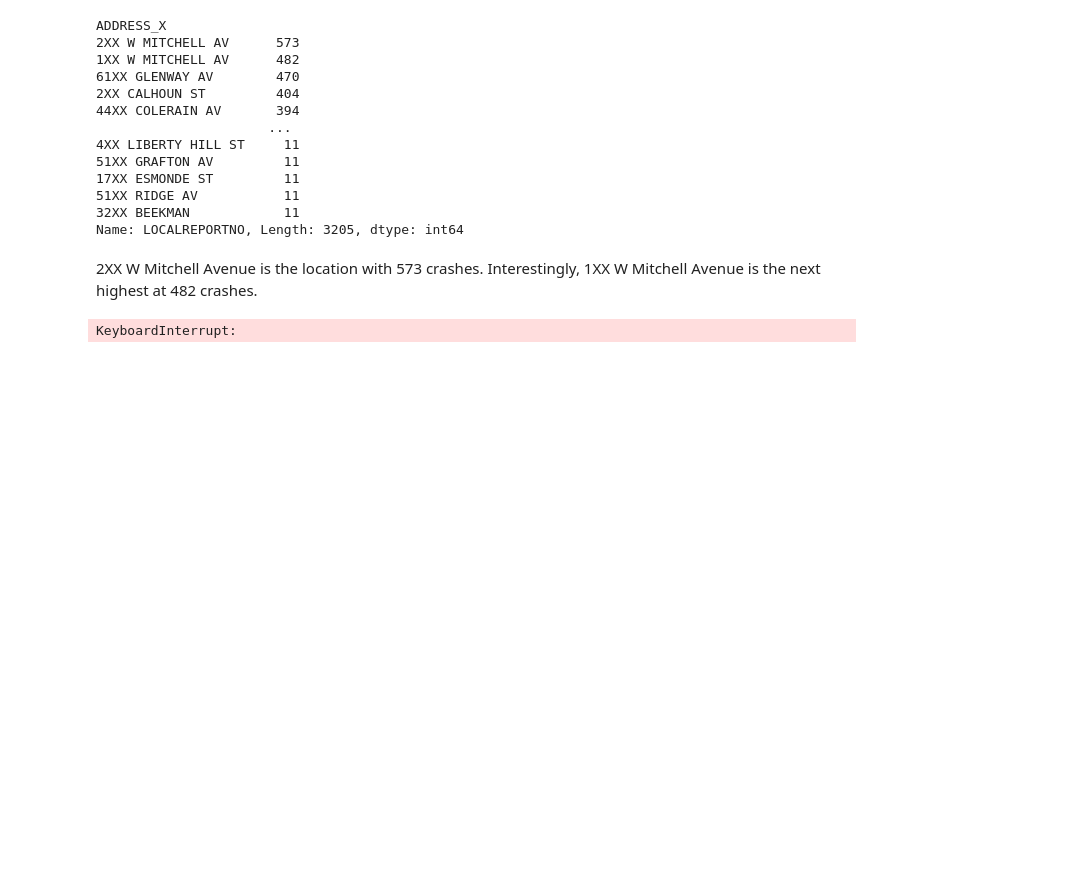
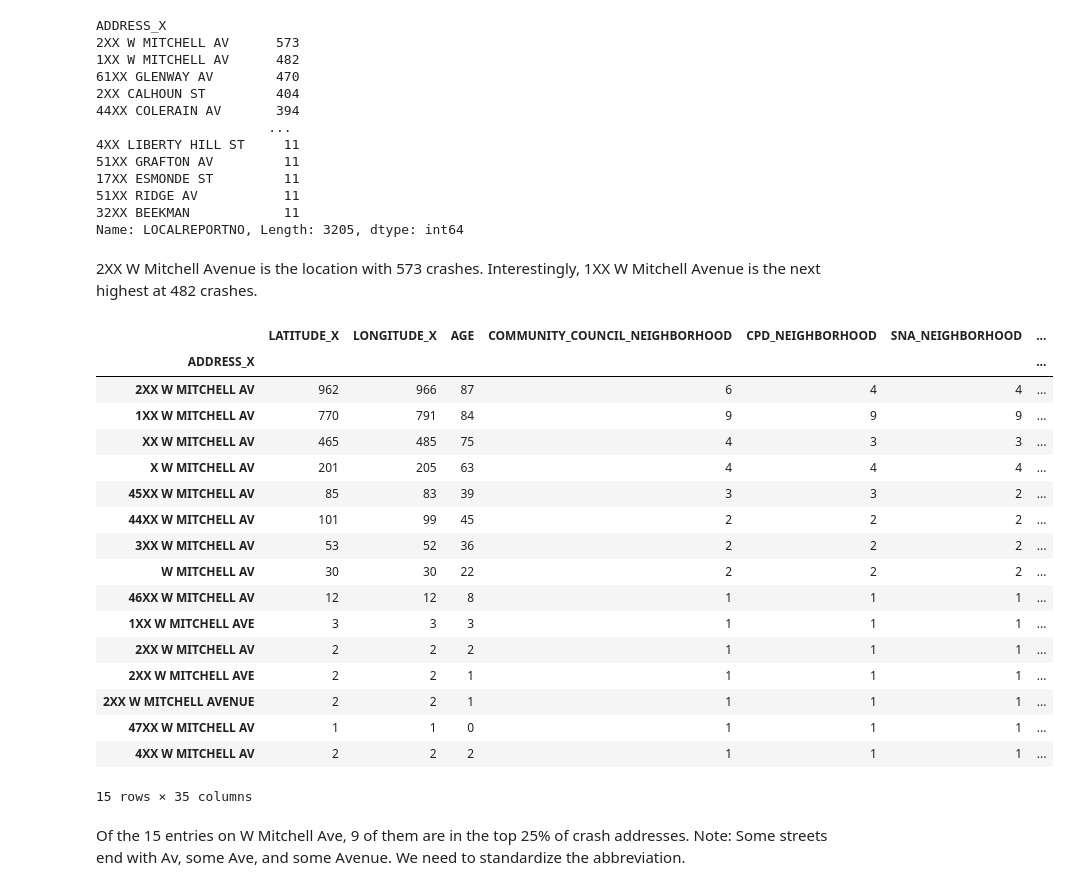
Before and after one commit to erntan/traffic_cincy, a Jupyter notebook: 01_crash_data.ipynb, the cells around one changed output. Cells and saved outputs as stored; diff of their text form; code cells hidden in the pictures; blank space fills up the shorter version.

Commit message:
Looked at all crashes on W Mitchell Ave.

```diff
--- a/01_crash_data.ipynb
+++ b/01_crash_data.ipynb
@@ -83,6 +83,27 @@ Name: LOCALREPORTNO, Length: 3205, dtype: int64
 # %% [markdown]
 2XX W Mitchell Avenue is the location with 573 crashes. Interestingly, 1XX W Mitchell Avenue is the next highest at 482 crashes.
 # %%
-w_mitchell_avenue = crash_data.where(crash_data.ADDRESS_X.str.contains('W MITCHELL AV', case=False))
+w_mitchell_avenue = crash_data[crash_data['ADDRESS_X'].str.contains('W MITCHELL AV', case=False, na=False)]
-# %% [output]
-KeyboardInterrupt:
+# %%
+w_mitchell_avenue.groupby(by='ADDRESS_X').nunique().sort_values(by='LOCALREPORTNO', ascending=False)
+# %% [output]
+|  | LATITUDE_X | LONGITUDE_X | AGE | COMMUNITY_COUNCIL_NEIGHBORHOOD | CPD_NEIGHBORHOOD | SNA_NEIGHBORHOOD | ... |
+| ADDRESS_X |  |  |  |  |  |  | ... |
+| 2XX W MITCHELL AV | 962 | 966 | 87 | 6 | 4 | 4 | ... |
+| 1XX W MITCHELL AV | 770 | 791 | 84 | 9 | 9 | 9 | ... |
+| XX W MITCHELL AV | 465 | 485 | 75 | 4 | 3 | 3 | ... |
+| X W MITCHELL AV | 201 | 205 | 63 | 4 | 4 | 4 | ... |
+| 45XX W MITCHELL AV | 85 | 83 | 39 | 3 | 3 | 2 | ... |
+| 44XX W MITCHELL AV | 101 | 99 | 45 | 2 | 2 | 2 | ... |
+| 3XX W MITCHELL AV | 53 | 52 | 36 | 2 | 2 | 2 | ... |
+| W MITCHELL AV | 30 | 30 | 22 | 2 | 2 | 2 | ... |
+| 46XX W MITCHELL AV | 12 | 12 | 8 | 1 | 1 | 1 | ... |
+| 1XX W MITCHELL AVE | 3 | 3 | 3 | 1 | 1 | 1 | ... |
+| 2XX W MITCHELL AV | 2 | 2 | 2 | 1 | 1 | 1 | ... |
+| 2XX W MITCHELL AVE | 2 | 2 | 1 | 1 | 1 | 1 | ... |
+| 2XX W MITCHELL AVENUE | 2 | 2 | 1 | 1 | 1 | 1 | ... |
+| 47XX W MITCHELL AV | 1 | 1 | 0 | 1 | 1 | 1 | ... |
+| 4XX W MITCHELL AV | 2 | 2 | 2 | 1 | 1 | 1 | ... |
+15 rows × 35 columns
+# %% [markdown]
+Of the 15 entries on W Mitchell Ave, 9 of them are in the top 25% of crash addresses. Note: Some streets end with Av, some Ave, and some Avenue. We need to standardize the abbreviation.
```
Also changed, not shown: parts of 1 cell of this notebook.
